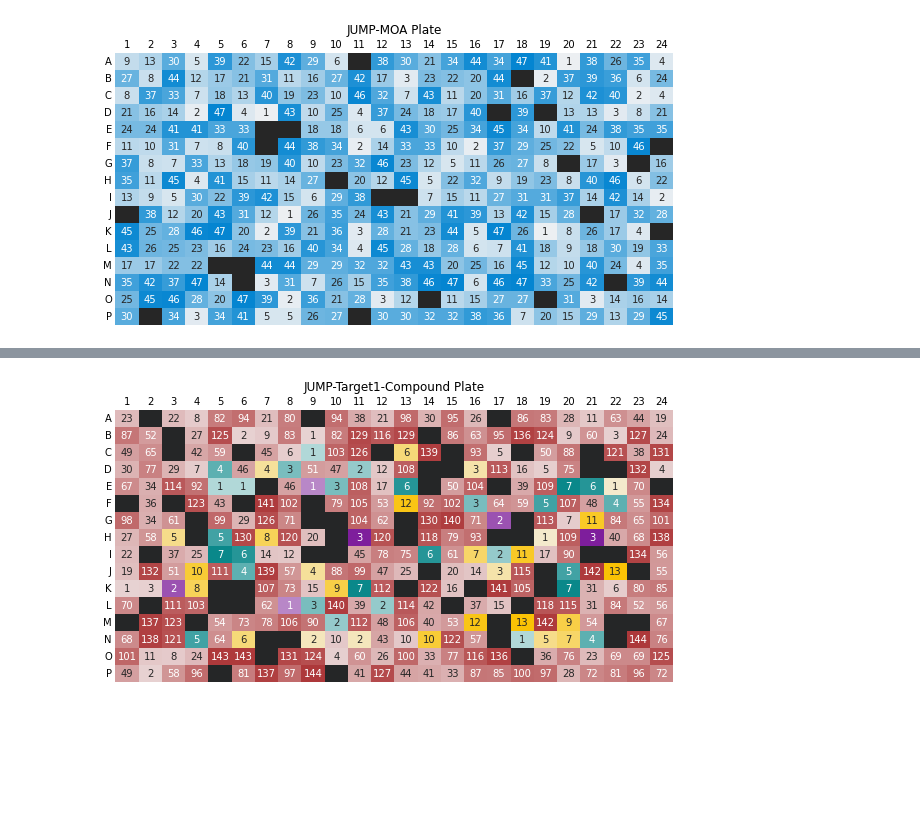
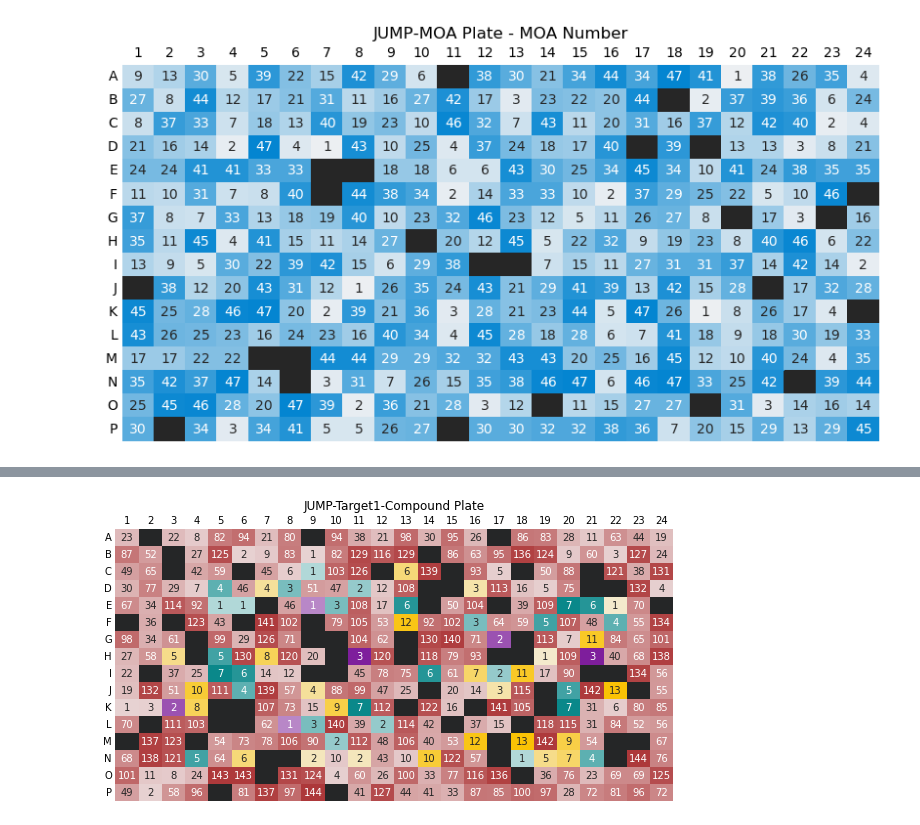
Before and after one commit to carpenter-singh-lab/2023_Cimini_NatureProtocols, a Jupyter notebook: notebooks/MakePrettyPlatemap.ipynb, the cells around one changed output, grey strips where cells are left out. Saved outputs shown, nothing was run; the diff lists cells and outputs as text; code cells hidden in the pictures; blank space fills up the shorter version.

```diff
--- a/notebooks/MakePrettyPlatemap.ipynb
+++ b/notebooks/MakePrettyPlatemap.ipynb
@@ -21,32 +21,32 @@ for eachmoa in range(len(moas)):
 moa_plate = moa_plate.astype('uint8')
 
 Rows = list(string.ascii_uppercase)[:16]
 plate_df_dict = {}
 for eachcol in range(24):
     plate_df_dict[eachcol+1] = moa_plate[:,eachcol]
 plate_df_dict['Rows']=Rows
 
 plate_df = pandas.DataFrame(plate_df_dict)
 plate_df = plate_df.set_index('Rows')
 
 moa_with_DMSO = numpy.where(moa_plate == 0,'',moa_plate.astype('str'))
 
 # thanks to https://stackoverflow.com/questions/31051488/combining-two-matplotlib-colormaps
 cmap0 = sns.dark_palette("black",input='xkcd',as_cmap=True)
 colors0 = cmap0(numpy.linspace(0., 1, 1))
 cmap1 = sns.light_palette("cerulean",input='xkcd',as_cmap=True)
 colors1 = cmap1(numpy.linspace(0., 1, 255))
 colors = numpy.vstack((colors0, colors1))
 cmap = mcolors.LinearSegmentedColormap.from_list('cmap', colors)
 
 fig, ax = plt.subplots(figsize=(10, 5))
 g = sns.heatmap(plate_df,cmap=cmap,cbar=False,ax=ax,annot=moa_with_DMSO,fmt='')
 g.set_yticklabels(g.get_yticklabels(), rotation=0, horizontalalignment='right')
 g.set_ylabel('')
 ax.xaxis.tick_top()
 ax.xaxis.set_label_position('top')
 ax.tick_params(length=0)
-ax.set_title('JUMP-MOA Plate')
+ax.set_title('JUMP-MOA Plate - MOA Number')
 plt.savefig('../figures/JUMP-MOA.png',dpi=300)
 # %% [output]
-[figure, old version]
+[figure, new version]
```
Also changed, not shown: parts of 1 cell of this notebook, 2 other files.
